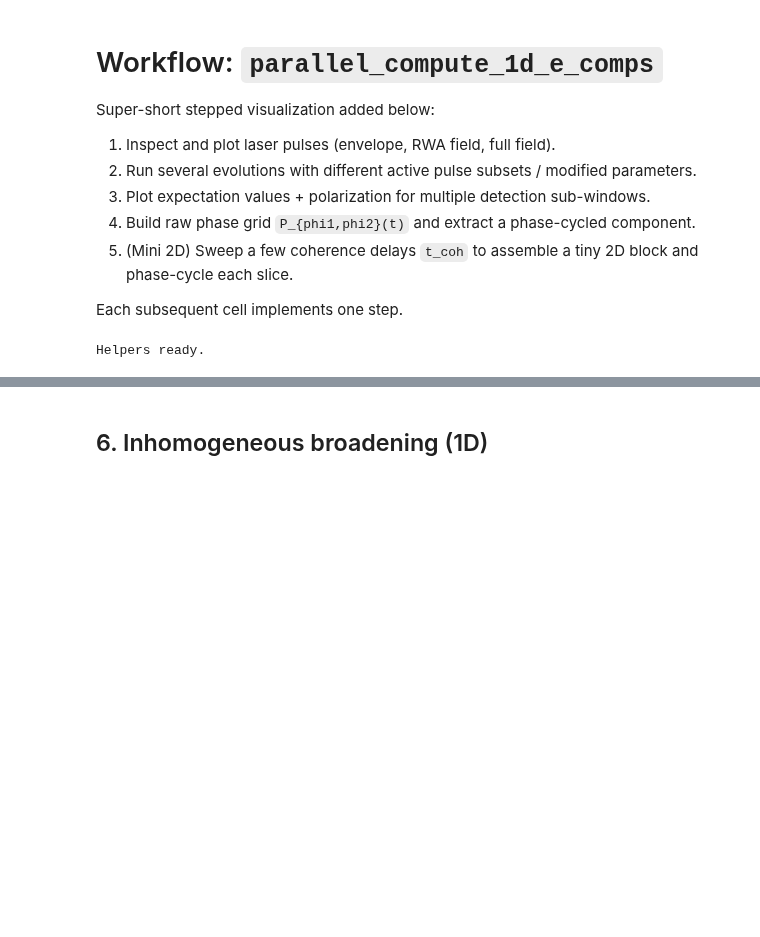
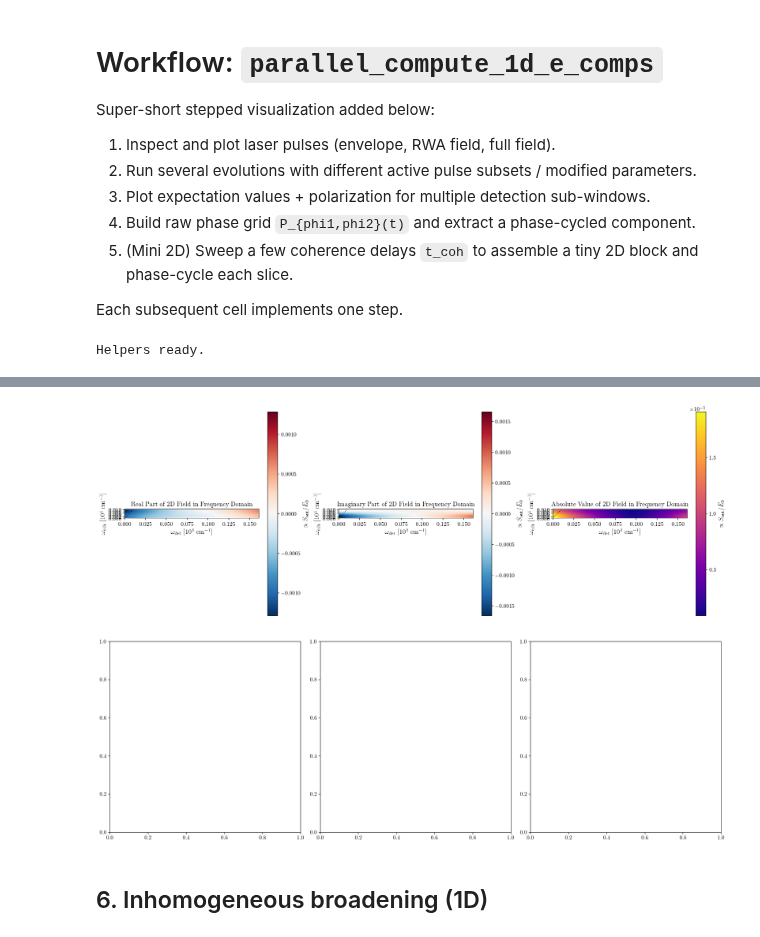
Before and after one commit to LBPhysics/2025_master_thesis_leopold_bodamer, a Jupyter notebook: code/python/notebooks/test_spectroscopy.ipynb, the cells around one changed output, grey strips where cells are left out. Cells and saved outputs as stored; diff of their text form; code cells hidden in the pictures; blank space fills up the shorter version.

```diff
--- a/code/python/notebooks/test_spectroscopy.ipynb
+++ b/code/python/notebooks/test_spectroscopy.ipynb
@@ -416,39 +480,36 @@ plot_2d_el_field(
     data=S_2d_R,
     domain="freq",
     component="real",
     section=[(0, 3), (0, 3)],
-    normalize=False,
 )
 axes[0].set_title(r"Real Part of 2D Field in Frequency Domain")
 
 # Plot imaginary component
 plot_2d_el_field(
     ax=axes[1],
     axis_det=nu_det,
     axis_coh=nu_coh,
     data=S_2d_R,
     domain="freq",
     component="img",
     section=[(0, 3), (0, 3)],
-    normalize=False,
 )
 axes[1].set_title(r"Imaginary Part of 2D Field in Frequency Domain")
 
 # Plot absolute component
 plot_2d_el_field(
     ax=axes[2],
     axis_det=nu_det,
     axis_coh=nu_coh,
     data=S_2d_R,
     domain="freq",
     component="abs",
     section=[(0, 3), (0, 3)],
-    normalize=False,
 )
 axes[2].set_title(r"Absolute Value of 2D Field in Frequency Domain")
-
-# Create a figure with 3 subplots in a row
-fig, axes = plt.subplots(1, 3, figsize=(18, 6))
+# %% [output]
+[figure, added]
+[figure, added]
 # %% [markdown]
 ## 6. Inhomogeneous broadening (1D)
 # %%
```
Also changed, not shown: parts of 10 cells of this notebook, 3 other files.
